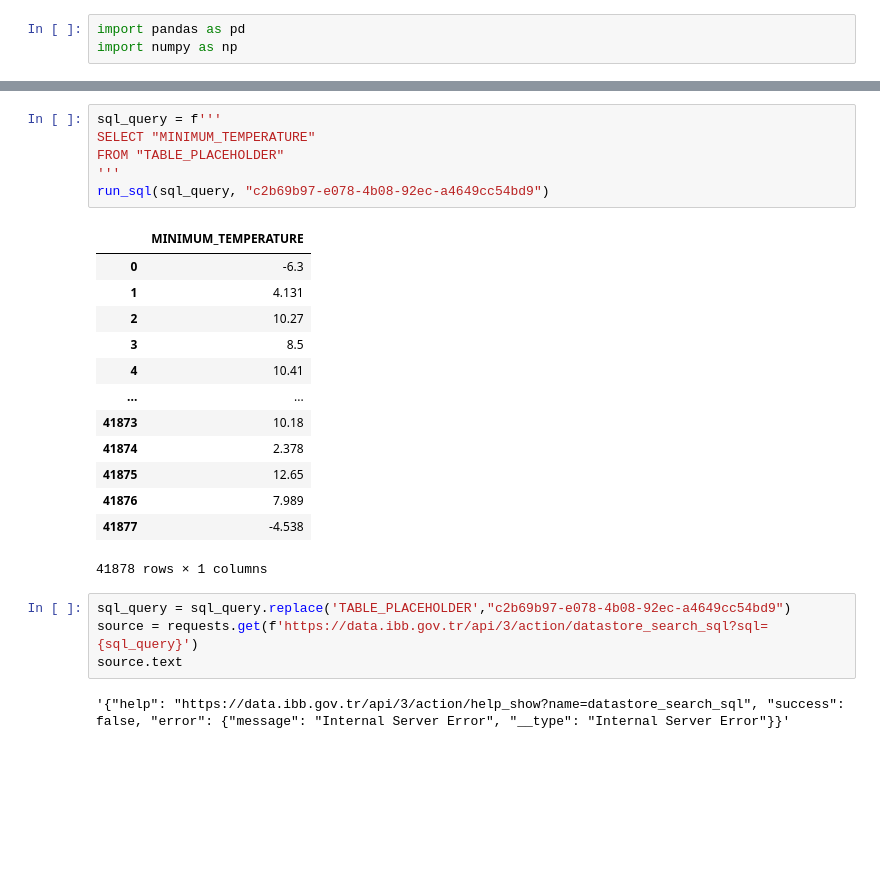
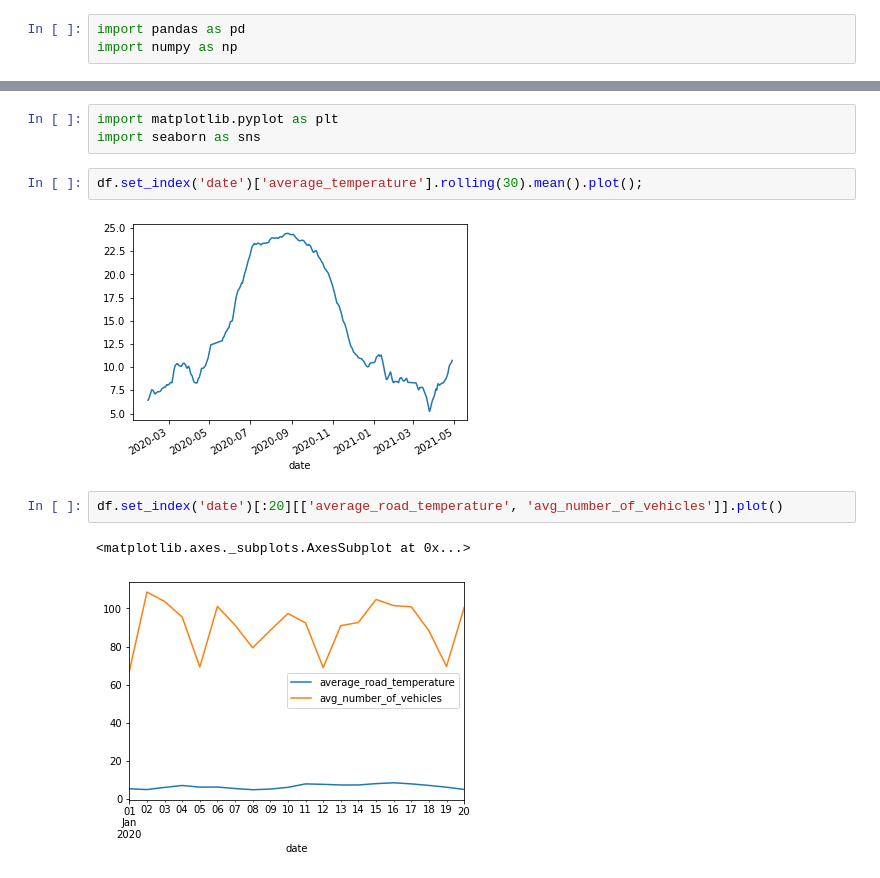
Before and after one commit to LeventSoykan/Analysis_IBB_Istanbul_Weather_Traffic_Dataset, a Jupyter notebook: analysis_daily_figures.ipynb, the cells around one changed output, grey strips where cells are left out. Saved outputs shown, nothing was run; the diff lists cells and outputs as text; blank space fills up the shorter version.

```diff
--- a/analysis_daily_figures.ipynb
+++ b/analysis_daily_figures.ipynb
@@ -135,26 +115,12 @@ columns
-# %%
-sql_query = f'''
-SELECT "MINIMUM_TEMPERATURE"
-FROM "TABLE_PLACEHOLDER"
-'''
-run_sql(sql_query, "c2b69b97-e078-4b08-92ec-a4649cc54bd9")
-# %% [output]
-|  | MINIMUM_TEMPERATURE |
-| 0 | -6.3 |
-| 1 | 4.131 |
-| 2 | 10.27 |
-| 3 | 8.5 |
-| 4 | 10.41 |
-| ... | ... |
-| 41873 | 10.18 |
-| 41874 | 2.378 |
-| 41875 | 12.65 |
-| 41876 | 7.989 |
-| 41877 | -4.538 |
-41878 rows × 1 columns
-# %%
-sql_query = sql_query.replace('TABLE_PLACEHOLDER',"c2b69b97-e078-4b08-92ec-a4649cc54bd9")
-source = requests.get(f'https://data.ibb.gov.tr/api/3/action/datastore_search_sql?sql={sql_query}')
-source.text
-# %% [output]
-'{"help": "https://data.ibb.gov.tr/api/3/action/help_show?name=datastore_search_sql", "success": false, "error": {"message": "Internal Server Error", "__type": "Internal Server Error"}}'
+# %%
+import matplotlib.pyplot as plt
+import seaborn as sns
+# %%
+df.set_index('date')['average_temperature'].rolling(30).mean().plot();
+# %% [output]
+[figure, added]
+# %%
+df.set_index('date')[:20][['average_road_temperature', 'avg_number_of_vehicles']].plot()
+# %% [output]
+<matplotlib.axes._subplots.AxesSubplot at 0x...>
+[figure, added]
```
Also changed, not shown: parts of 18 cells of this notebook, 1 other file.
